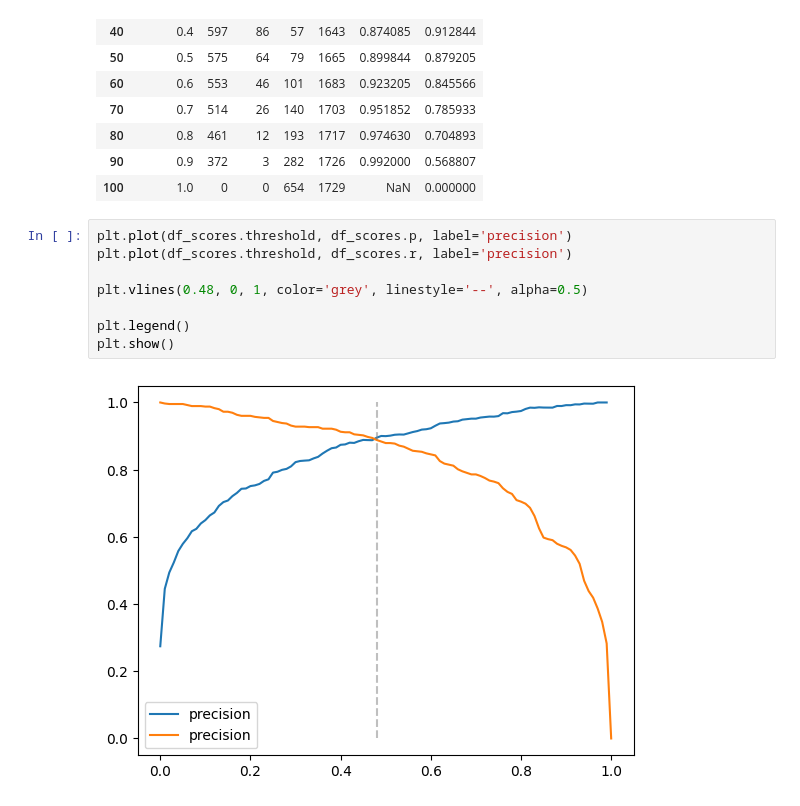
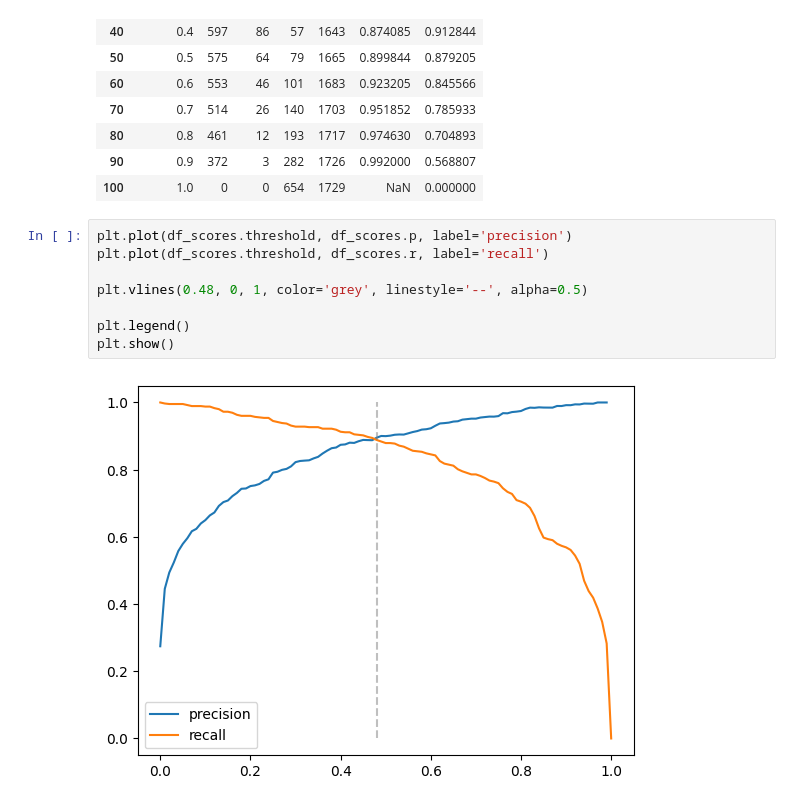
Before and after one commit to yashk1/ml-zoomcamp, a Jupyter notebook: 4_classification_eval_metrics/homework/hw4.ipynb, the cells around one changed output. Saved outputs shown, nothing was run; the diff lists cells and outputs as text.

```diff
--- a/4_classification_eval_metrics/homework/hw4.ipynb
+++ b/4_classification_eval_metrics/homework/hw4.ipynb
@@ -239,11 +239,11 @@ df_scores[::10]
 | 100 | 1.0 | 0 | 0 | 654 | 1729 | NaN | 0.000000 |
 # %%
 plt.plot(df_scores.threshold, df_scores.p, label='precision')
-plt.plot(df_scores.threshold, df_scores.r, label='precision')
+plt.plot(df_scores.threshold, df_scores.r, label='recall')
 
 plt.vlines(0.48, 0, 1, color='grey', linestyle='--', alpha=0.5)
 
 plt.legend()
 plt.show()
 # %% [output]
-[figure, old version]
+[figure, new version]
```
Also changed, not shown: parts of 12 cells of this notebook.
